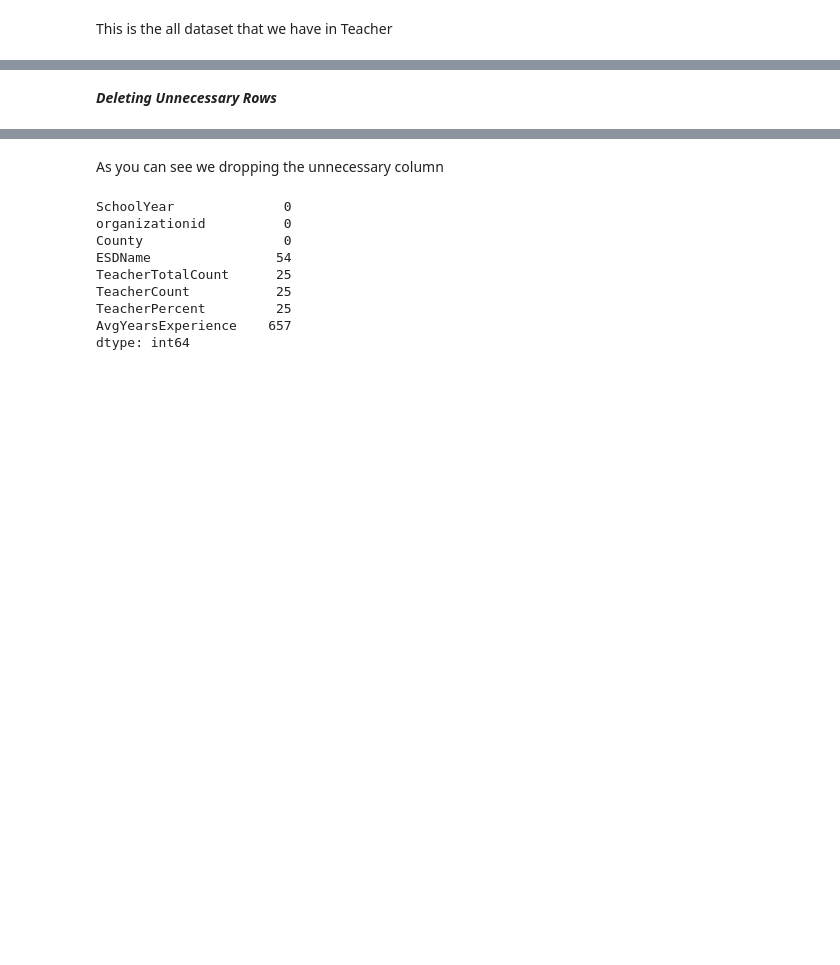
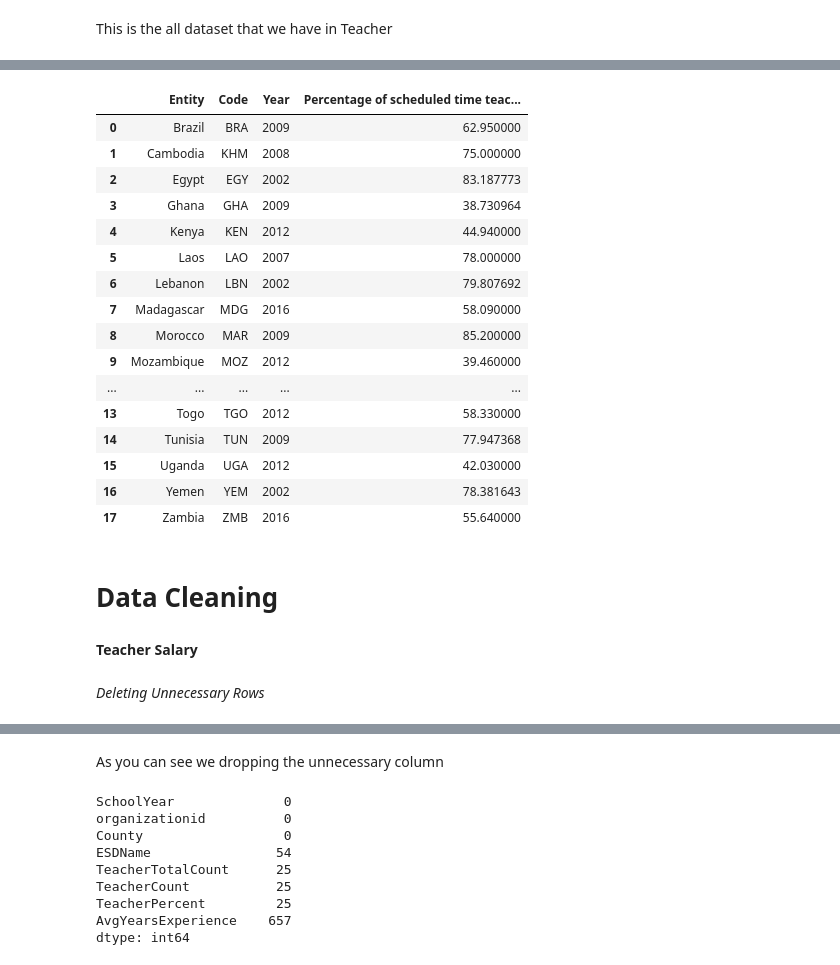
Before and after one commit to DarlynBSIT-3206/Gang-of-Greatness, a Jupyter notebook: Educational_System_Malpractice_and_Negligence_on_the_real_purpose_basis_of_education.ipynb, the cells around one changed output, grey strips where cells are left out. Drawn from its saved outputs; the diff is of its cells as text; code cells hidden in the pictures; blank space fills up the shorter version.

```diff
--- a/Educational_System_Malpractice_and_Negligence_on_the_real_purpose_basis_of_education.ipynb
+++ b/Educational_System_Malpractice_and_Negligence_on_the_real_purpose_basis_of_education.ipynb
@@ -34,2 +41,29 @@ This is the all dataset that we have in Teacher
+# %%
+url = 'https://raw.githubusercontent.com/DarlynBSIT-3206/ITBA3206-Diligent-Dingos/main/actual-teaching-time-as-share-of-scheduled-teaching-time.csv'
+# %%
+data1= pd.read_csv(url)
+data1.head(20)
+# %% [output]
+|  | Entity | Code | Year | Percentage of scheduled time teac... |
+| 0 | Brazil | BRA | 2009 | 62.950000 |
+| 1 | Cambodia | KHM | 2008 | 75.000000 |
+| 2 | Egypt | EGY | 2002 | 83.187773 |
+| 3 | Ghana | GHA | 2009 | 38.730964 |
+| 4 | Kenya | KEN | 2012 | 44.940000 |
+| 5 | Laos | LAO | 2007 | 78.000000 |
+| 6 | Lebanon | LBN | 2002 | 79.807692 |
+| 7 | Madagascar | MDG | 2016 | 58.090000 |
+| 8 | Morocco | MAR | 2009 | 85.200000 |
+| 9 | Mozambique | MOZ | 2012 | 39.460000 |
+| ... | ... | ... | ... | ... |
+| 13 | Togo | TGO | 2012 | 58.330000 |
+| 14 | Tunisia | TUN | 2009 | 77.947368 |
+| 15 | Uganda | UGA | 2012 | 42.030000 |
+| 16 | Yemen | YEM | 2002 | 78.381643 |
+| 17 | Zambia | ZMB | 2016 | 55.640000 |
+# %% [markdown]
+# **Data Cleaning**
+# %% [markdown]
+**Teacher Salary**
 # %% [markdown]
-***Deleting Unnecessary Rows***
+*Deleting Unnecessary Rows*
```
Also changed, not shown: parts of 19 cells of this notebook.
